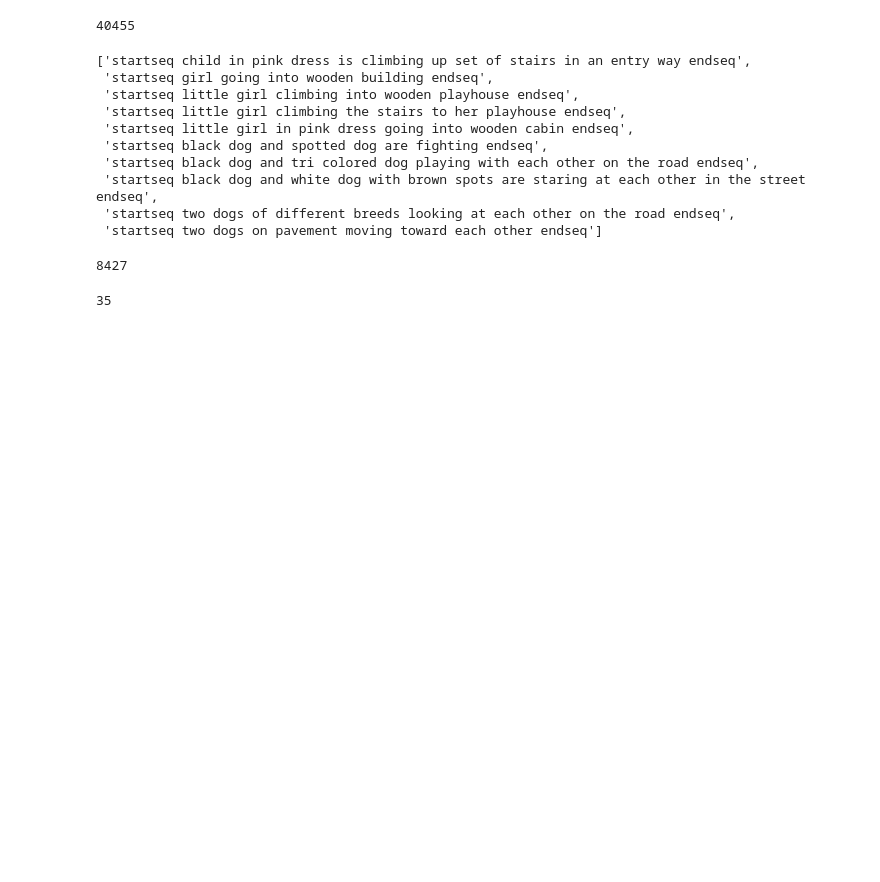
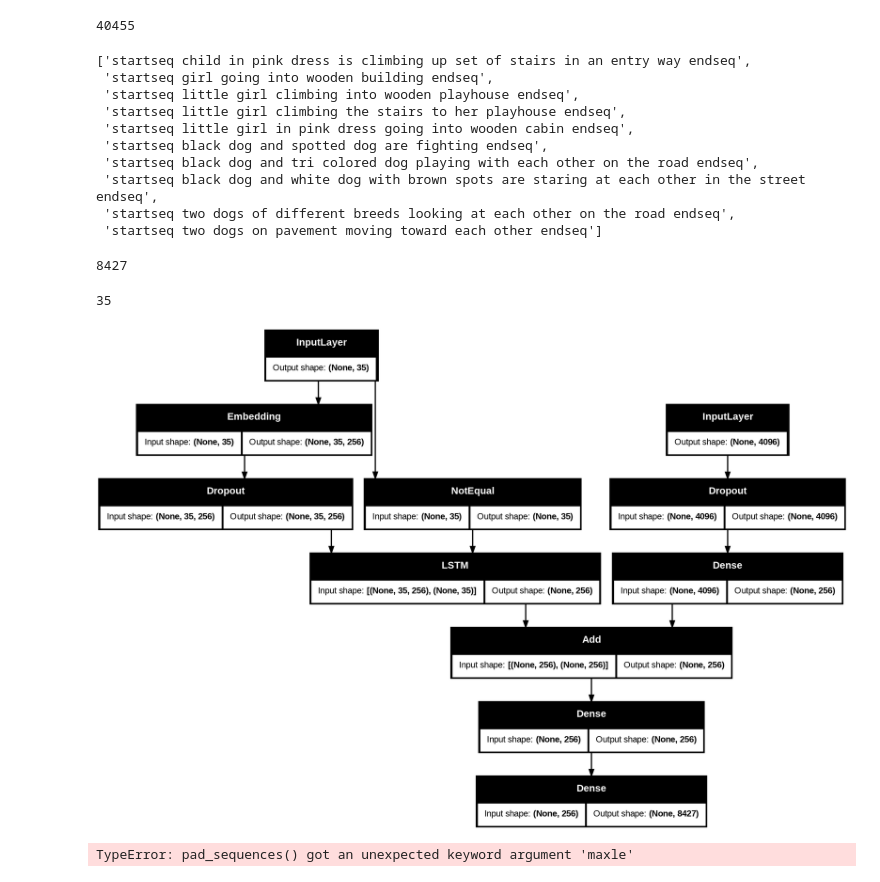
Before and after one commit to karenthiran/Image_Caption_Generator, a Jupyter notebook: image-captioning.ipynb, the cells around one changed output. Drawn from its saved outputs; the diff is of its cells as text; code cells hidden in the pictures; blank space fills up the shorter version.

Commit message:
model trainning

```diff
--- a/image-captioning.ipynb
+++ b/image-captioning.ipynb
@@ -250,3 +250,21 @@ outputs = Dense(vocab_size, activation='softmax')(decoder2)
 
 model = Model(inputs=[inputs1, inputs2], outputs=outputs)
 model.compile(loss='categorical_crossentropy', optimizer='adam')
+# %%
+# plot the model
+plot_model(model, show_shapes=True)
+# %% [output]
+[figure, added]
+# %%
+# train the model
+epochs = 20
+batch_size = 32
+steps = len(train) // batch_size
+
+for i in range(epochs):
+    # create data generator
+    generator = data_generator(train, mapping, features, tokenizer, max_length, vocab_size, batch_size)
+    # fit for one epoch
+    model.fit(generator, epochs=1, steps_per_epoch=steps, verbose=1)
+# %% [output]
+TypeError: pad_sequences() got an unexpected keyword argument 'maxle'
```
